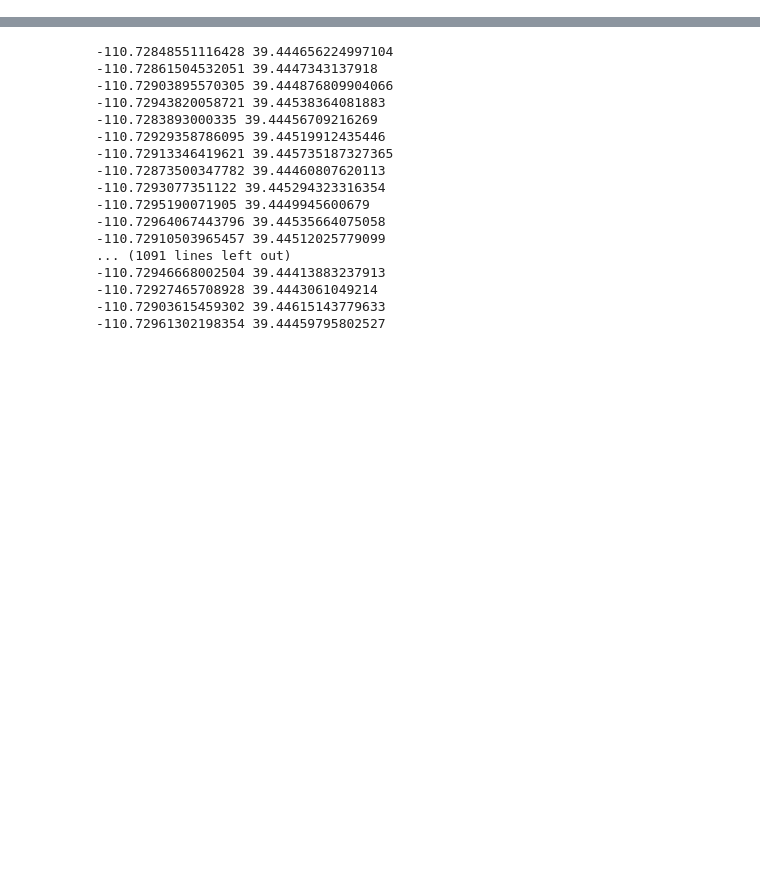
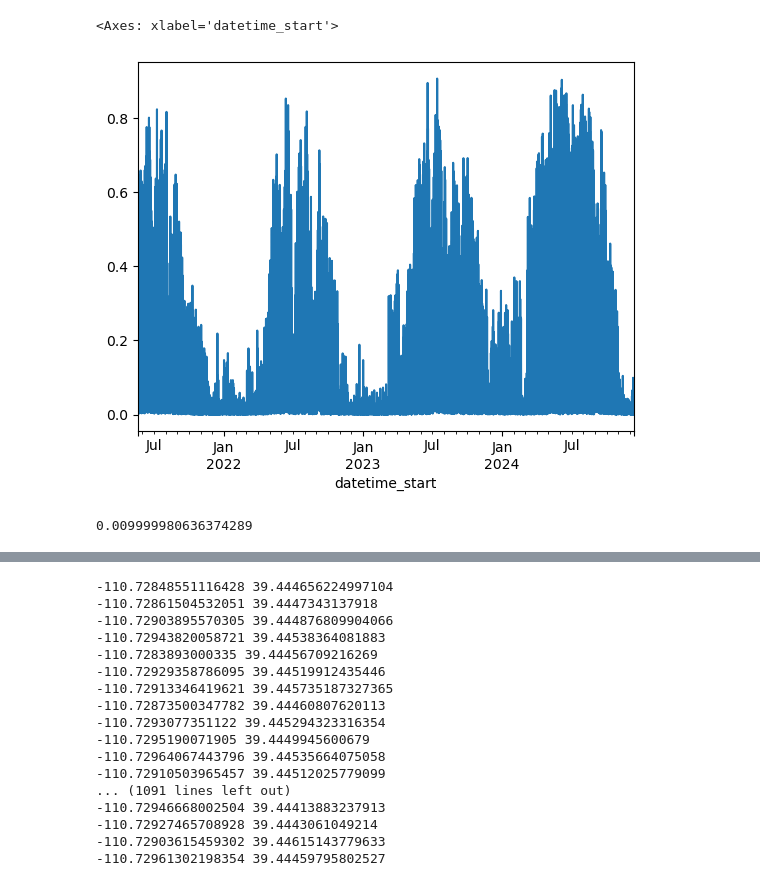
Before and after one commit to utah-geological-survey/MicroMet, a Jupyter notebook: Notebooks/Footprints/row_footprint.ipynb, the cells around one changed output, grey strips where cells are left out. Cells and saved outputs as stored; diff of their text form; code cells hidden in the pictures; blank space fills up the shorter version.

```diff
--- a/Notebooks/Footprints/row_footprint.ipynb
+++ b/Notebooks/Footprints/row_footprint.ipynb
@@ -93,0 +470,8 @@ daily_pnts_geo = gpd.GeoDataFrame(daily_pnts, geometry=daily_pnts.geometry)
+# %%
+# df = pd.read_csv('evapotranspiration_data.csv', parse_dates=['datetime'], index_col='datetime')
+data = impute_evapotranspiration(data,in_field='ETpos',out_field='ETimp')
+#df_imputed = imputer.impute(method="seasonal_median")
+data['ETimp'].plot()
+# %% [output]
+<Axes: xlabel='datetime_start'>
+[figure, added]
@@ -93,0 +539,15 @@ daily_pnts_geo = gpd.GeoDataFrame(daily_pnts, geometry=daily_pnts.geometry)
+# %%
+from scipy.stats import gaussian_kde
+
+data['geometry'] = gpd.points_from_xy(data['X_FETCH_55'],
+                                      data['Y_FETCH_55'])
+
+data_geo = gpd.GeoDataFrame(data, geometry=data.geometry, crs='EPSG:5070')
+data_geo = data_geo.dropna(subset=['geometry','ETimp','X_FETCH_55','Y_FETCH_55'],how='any')
+
+density, transform, (xmin, ymin, xmax, ymax) = generate_density_raster(data_geo,
+                                                                                resolution=10,
+                                                                                buffer_distance=10,
+                                                                                weight_field='ETimp')
+# %% [output]
+0.009999980636374289
```
Also changed, not shown: parts of 29 cells of this notebook, 3 other files.
